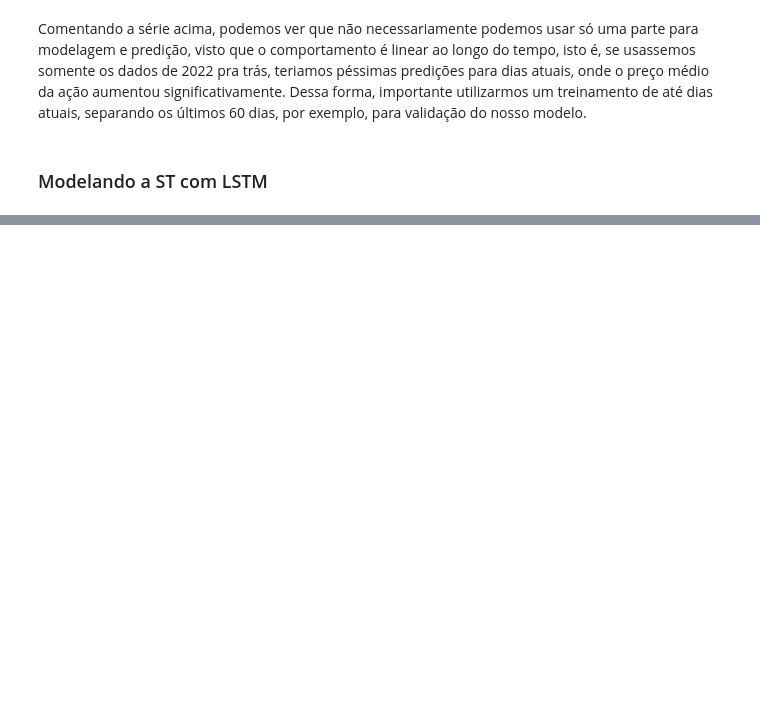
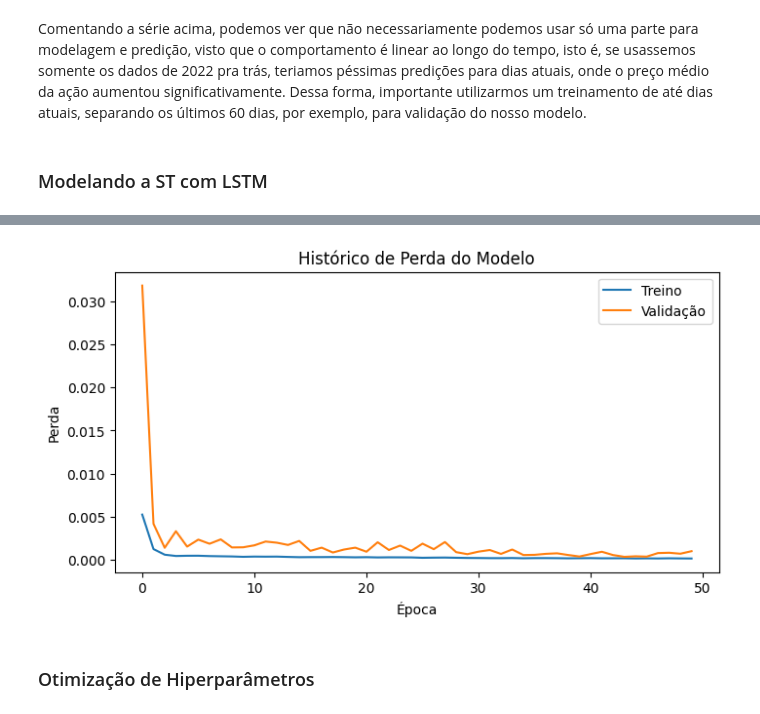
Before and after one commit to lucasabrahao900/TechChallenge---Fase4, a Jupyter notebook: notebooks/nb_eda_petr4.ipynb, the cells around one changed output, grey strips where cells are left out. Cells and saved outputs as stored; diff of their text form; code cells hidden in the pictures; blank space fills up the shorter version.

```diff
--- a/notebooks/nb_eda_petr4.ipynb
+++ b/notebooks/nb_eda_petr4.ipynb
@@ -176,0 +179,14 @@ plt.show()
+# %%
+# Plotando o histórico dessa perda:
+plt.figure(figsize=(8, 4))
+plt.plot(history.history['loss'], label='Treino')
+plt.plot(history.history['val_loss'], label='Validação')
+plt.title('Histórico de Perda do Modelo')
+plt.xlabel('Época')
+plt.ylabel('Perda')
+plt.legend()
+plt.show()
+# %% [output]
+[figure, added]
+# %% [markdown]
+### Otimização de Hiperparâmetros
```
Also changed, not shown: parts of 25 cells of this notebook, 6 other files.
